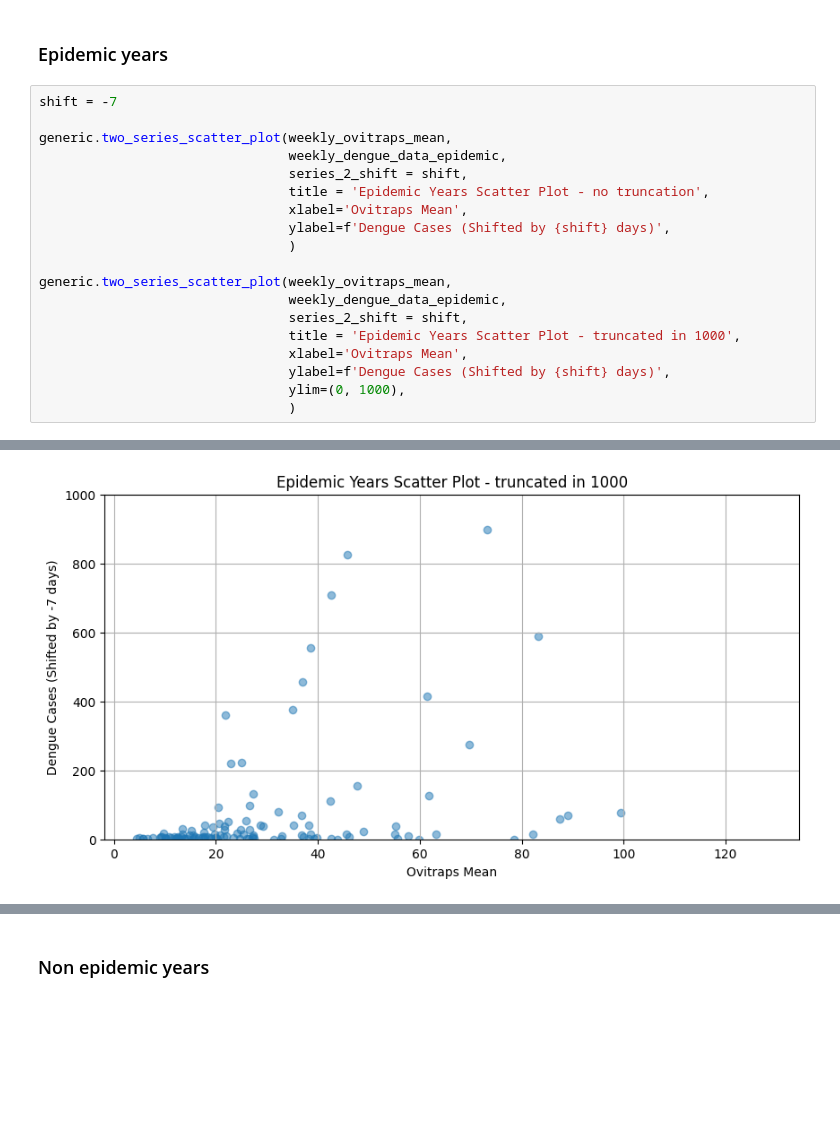
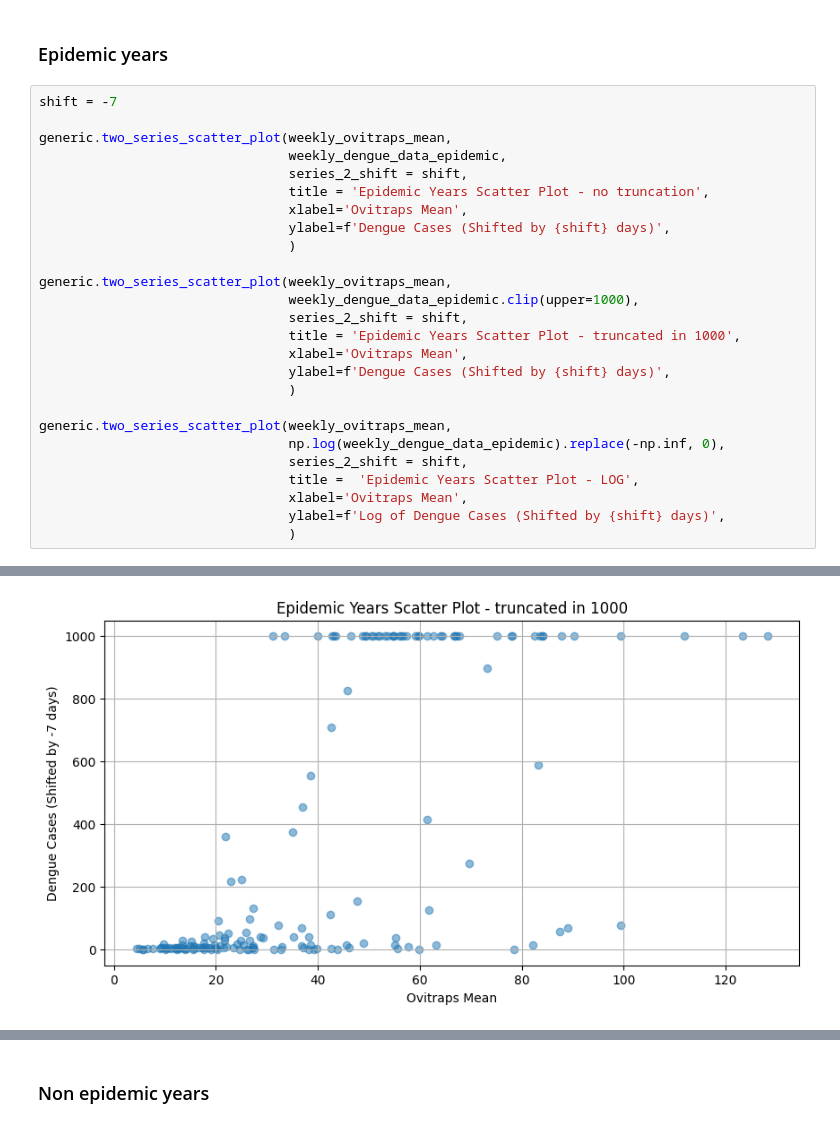
Before and after one commit to pedrobahia7/tcc_ovitraps, a Jupyter notebook: notebooks/dengue_eggs_weekly_correlation_analysis.ipynb, the cells around one changed output, grey strips where cells are left out. Drawn from its saved outputs; the diff is of its cells as text; blank space fills up the shorter version.

```diff
--- a/notebooks/dengue_eggs_weekly_correlation_analysis.ipynb
+++ b/notebooks/dengue_eggs_weekly_correlation_analysis.ipynb
@@ -230,22 +240,29 @@ generic.two_series_scatter_plot(weekly_ovitraps_mean,
 # %%
 shift = -7
 
 generic.two_series_scatter_plot(weekly_ovitraps_mean,
                                 weekly_dengue_data_epidemic,
                                 series_2_shift = shift,
                                 title = 'Epidemic Years Scatter Plot - no truncation',
                                 xlabel='Ovitraps Mean',
                                 ylabel=f'Dengue Cases (Shifted by {shift} days)',
                                 )
 
 generic.two_series_scatter_plot(weekly_ovitraps_mean,
-                                weekly_dengue_data_epidemic,
+                                weekly_dengue_data_epidemic.clip(upper=1000),
                                 series_2_shift = shift,
                                 title = 'Epidemic Years Scatter Plot - truncated in 1000',
                                 xlabel='Ovitraps Mean',
                                 ylabel=f'Dengue Cases (Shifted by {shift} days)',
-                                ylim=(0, 1000),
                                 )
+
+generic.two_series_scatter_plot(weekly_ovitraps_mean,
+                                np.log(weekly_dengue_data_epidemic).replace(-np.inf, 0),
+                                series_2_shift = shift,
+                                title =  'Epidemic Years Scatter Plot - LOG',
+                                xlabel='Ovitraps Mean',
+                                ylabel=f'Log of Dengue Cases (Shifted by {shift} days)',
+                                )
 # %% [output]
 [figure]
-[figure, old version]
+[figure, new version]
```
Also changed, not shown: parts of 14 cells of this notebook.
